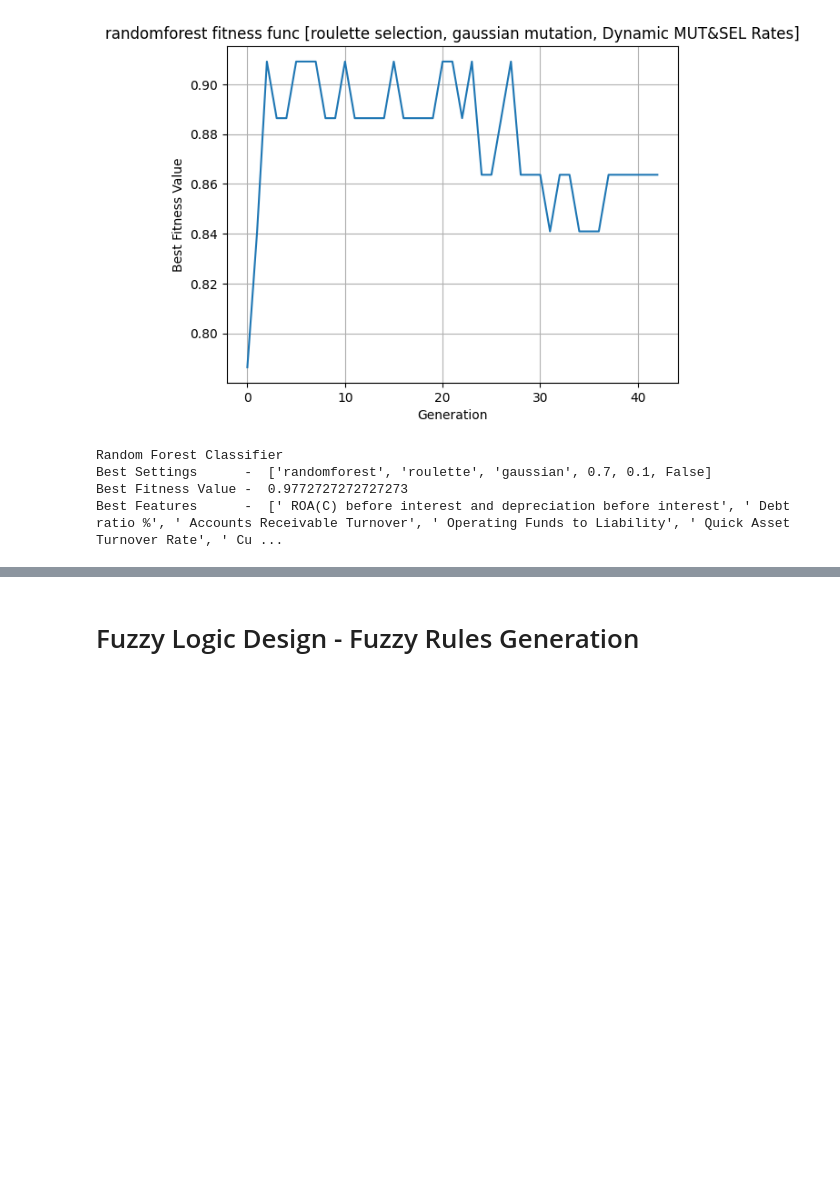
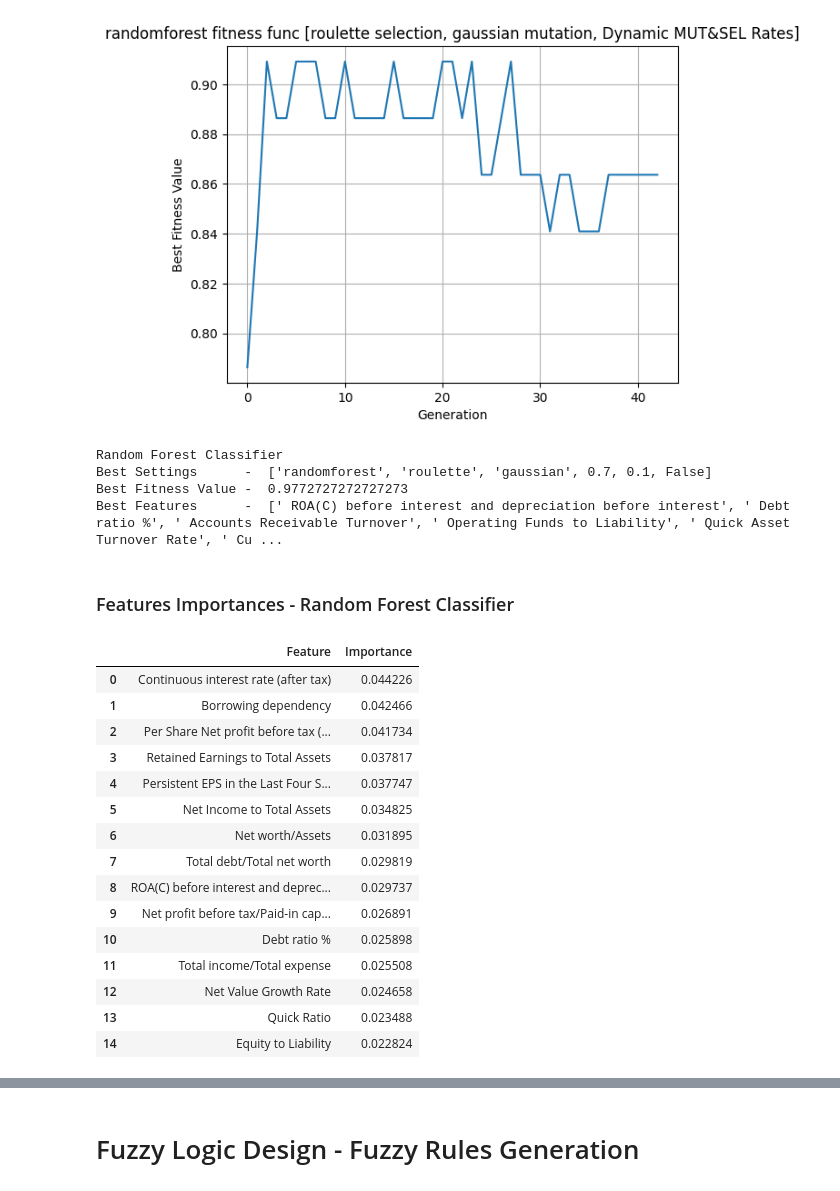
Before and after one commit to yeesem/Soft-Computing, a Jupyter notebook: Assignment_3_Evolutionary_Computing.ipynb, the cells around one changed output, grey strips where cells are left out. Saved outputs shown, nothing was run; the diff lists cells and outputs as text; code cells hidden in the pictures; blank space fills up the shorter version.

```diff
--- a/Assignment_3_Evolutionary_Computing.ipynb
+++ b/Assignment_3_Evolutionary_Computing.ipynb
@@ -699,3 +714,40 @@ Random Forest Classifier
 Best Settings      -  ['randomforest', 'roulette', 'gaussian', 0.7, 0.1, False]
 Best Fitness Value -  0.9772727272727273
 Best Features      -  [' ROA(C) before interest and depreciation before interest', ' Debt ratio %', ' Accounts Receivable Turnover', ' Operating Funds to Liability', ' Quick Asset Turnover Rate', ' Cu ...
+# %% [markdown]
+### Features Importances - Random Forest Classifier
+# %%
+# Train a Random Forest model
+feature_importance_model = RandomForestClassifier(random_state=42)
+feature_importance_model.fit(X_train, y_train)
+
+# Get feature importances
+importances = feature_importance_model.feature_importances_
+
+# Create a DataFrame for better visualization
+feature_importance_df = pd.DataFrame({
+    'Feature': X.columns,
+    'Importance': importances
+}).sort_values(by='Importance', ascending=False)
+
+feature_importance_df.reset_index(drop=True, inplace=True)
+
+# Print the feature importances
+feature_importance_df.head(15)
+# %% [output]
+|  | Feature | Importance |
+| 0 | Continuous interest rate (after tax) | 0.044226 |
+| 1 | Borrowing dependency | 0.042466 |
+| 2 | Per Share Net profit before tax (... | 0.041734 |
+| 3 | Retained Earnings to Total Assets | 0.037817 |
+| 4 | Persistent EPS in the Last Four S... | 0.037747 |
+| 5 | Net Income to Total Assets | 0.034825 |
+| 6 | Net worth/Assets | 0.031895 |
+| 7 | Total debt/Total net worth | 0.029819 |
+| 8 | ROA(C) before interest and deprec... | 0.029737 |
+| 9 | Net profit before tax/Paid-in cap... | 0.026891 |
+| 10 | Debt ratio % | 0.025898 |
+| 11 | Total income/Total expense | 0.025508 |
+| 12 | Net Value Growth Rate | 0.024658 |
+| 13 | Quick Ratio | 0.023488 |
+| 14 | Equity to Liability | 0.022824 |
```
Also changed, not shown: parts of 9 cells of this notebook.
